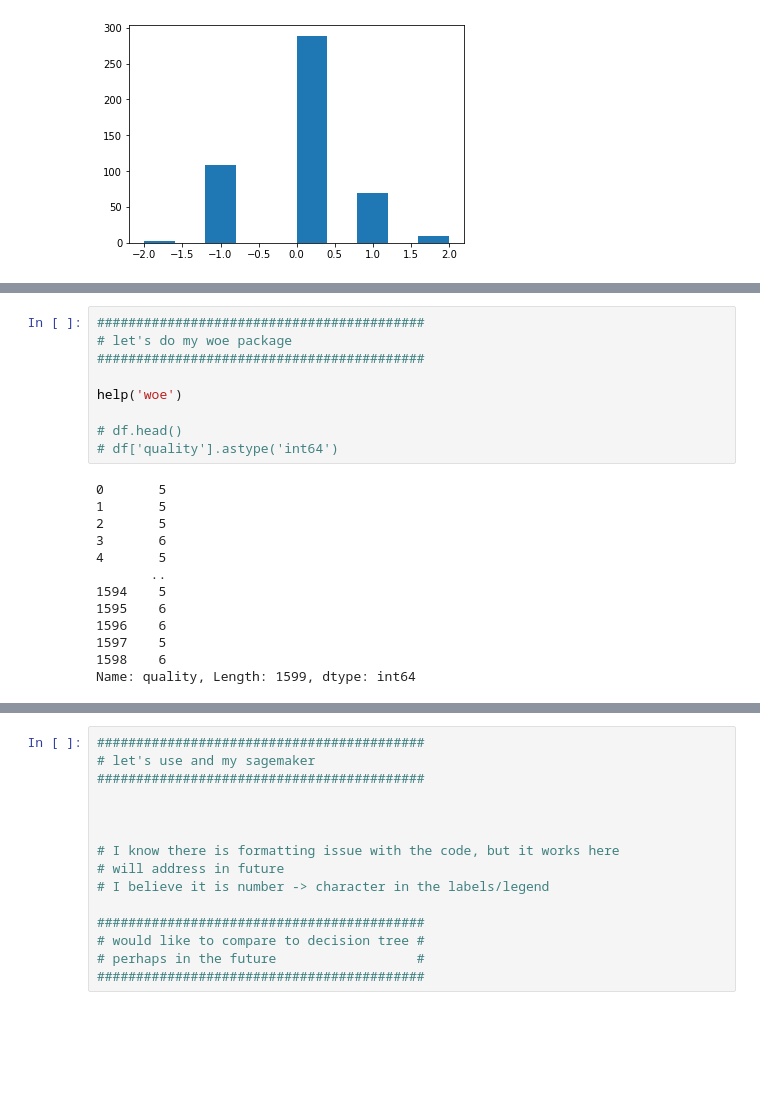
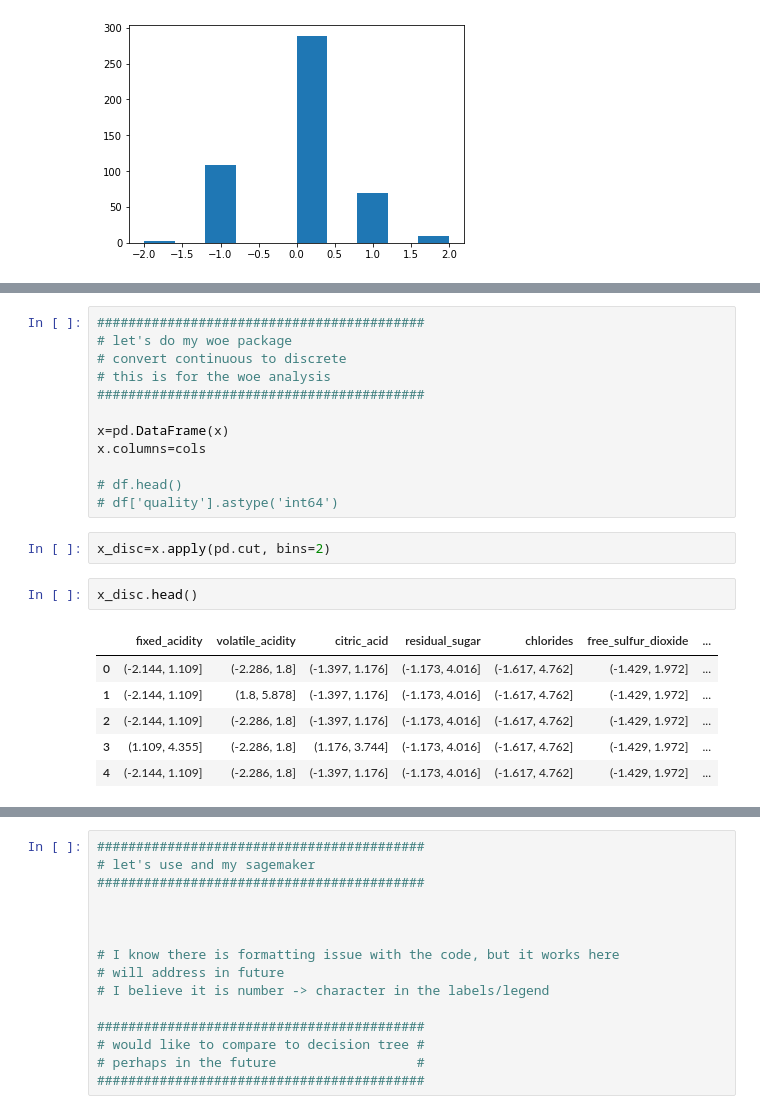
Before and after one commit to sourceoftruthdata/sot_interview_prep, a Jupyter notebook: notebooks/analysis.ipynb, the cells around one changed output, grey strips where cells are left out. Drawn from its saved outputs; the diff is of its cells as text; blank space fills up the shorter version.

```diff
--- a/notebooks/analysis.ipynb
+++ b/notebooks/analysis.ipynb
@@ -361,22 +382,23 @@ plt.grid()
 # %%
 ##########################################
 # let's do my woe package
+# convert continuous to discrete
+# this is for the woe analysis
 ##########################################
 
-help('woe')
+x=pd.DataFrame(x)
+x.columns=cols
 
 # df.head()
 # df['quality'].astype('int64')
-# %% [output]
-0       5
-1       5
-2       5
-3       6
-4       5
-       ..
-1594    5
-1595    6
-1596    6
-1597    5
-1598    6
-Name: quality, Length: 1599, dtype: int64
+# %%
+x_disc=x.apply(pd.cut, bins=2)
+# %%
+x_disc.head()
+# %% [output]
+|  | fixed_acidity | volatile_acidity | citric_acid | residual_sugar | chlorides | free_sulfur_dioxide | ... |
+| 0 | (-2.144, 1.109] | (-2.286, 1.8] | (-1.397, 1.176] | (-1.173, 4.016] | (-1.617, 4.762] | (-1.429, 1.972] | ... |
+| 1 | (-2.144, 1.109] | (1.8, 5.878] | (-1.397, 1.176] | (-1.173, 4.016] | (-1.617, 4.762] | (-1.429, 1.972] | ... |
+| 2 | (-2.144, 1.109] | (-2.286, 1.8] | (-1.397, 1.176] | (-1.173, 4.016] | (-1.617, 4.762] | (-1.429, 1.972] | ... |
+| 3 | (1.109, 4.355] | (-2.286, 1.8] | (1.176, 3.744] | (-1.173, 4.016] | (-1.617, 4.762] | (-1.429, 1.972] | ... |
+| 4 | (-2.144, 1.109] | (-2.286, 1.8] | (-1.397, 1.176] | (-1.173, 4.016] | (-1.617, 4.762] | (-1.429, 1.972] | ... |
```
Also changed, not shown: parts of 7 cells of this notebook.
